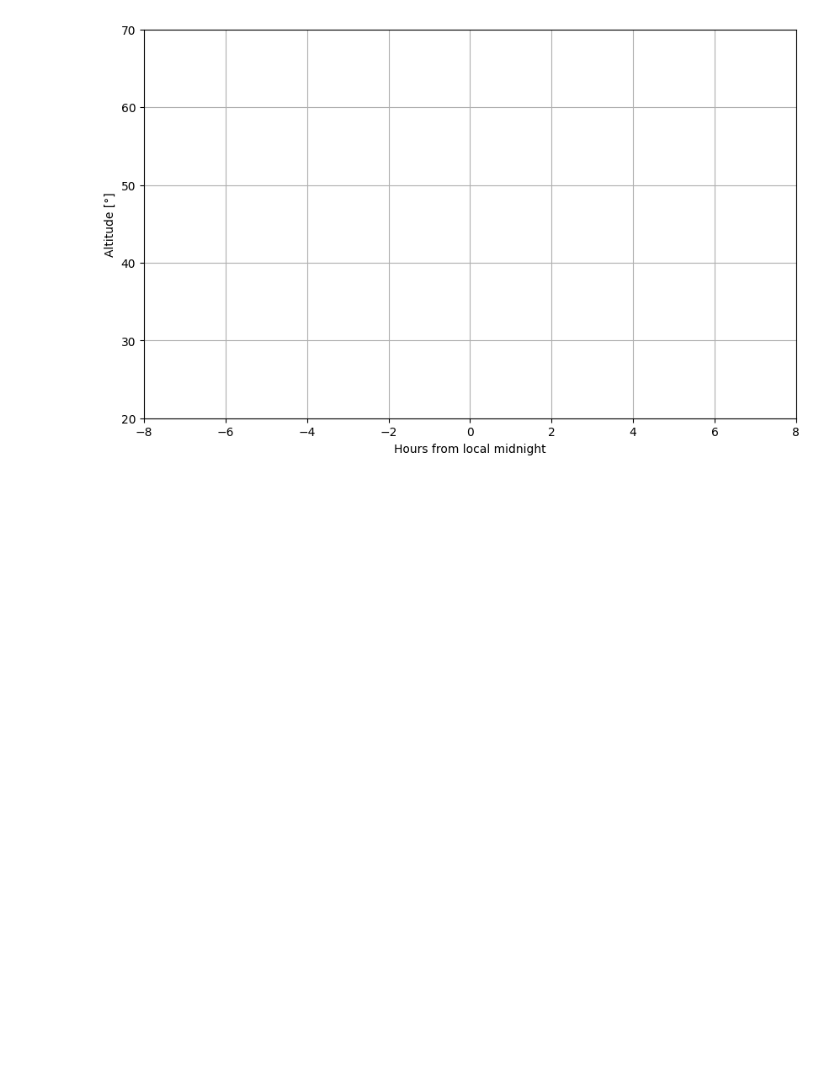
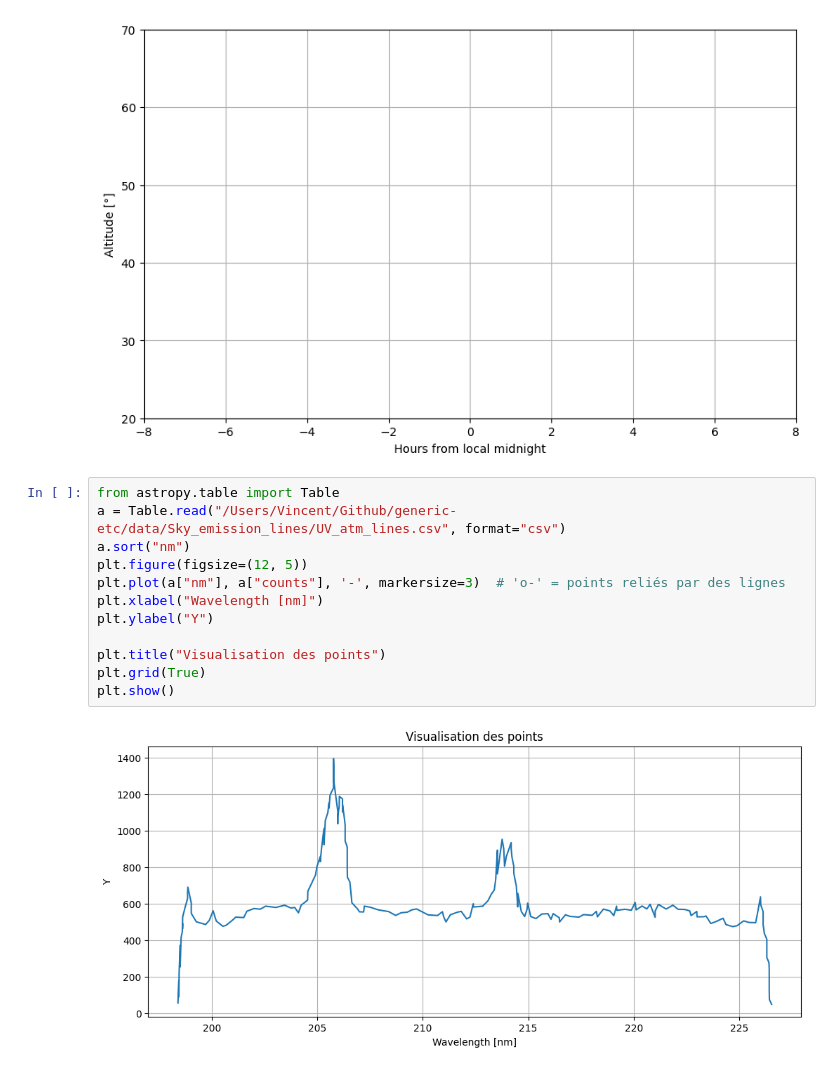
Before and after one commit to vpicouet/SCWI, a Jupyter notebook: SciencePlanning/Notebooks/plot_obs-planning.ipynb, the cells around one changed output. Drawn from its saved outputs; the diff is of its cells as text; blank space fills up the shorter version.

```diff
--- a/SciencePlanning/Notebooks/plot_obs-planning.ipynb
+++ b/SciencePlanning/Notebooks/plot_obs-planning.ipynb
@@ -1001,3 +1008,17 @@ display(ui, out)
 # %% [output]
 NameError: name 'lines' is not defined
 [figure]
+# %%
+from astropy.table import Table
+a = Table.read("/Users/Vincent/Github/generic-etc/data/Sky_emission_lines/UV_atm_lines.csv", format="csv")
+a.sort("nm")
+plt.figure(figsize=(12, 5))
+plt.plot(a["nm"], a["counts"], '-', markersize=3)  # 'o-' = points reliés par des lignes
+plt.xlabel("Wavelength [nm]")
+plt.ylabel("Y")
+
+plt.title("Visualisation des points")
+plt.grid(True)
+plt.show()
+# %% [output]
+[figure, added]
```
Also changed, not shown: parts of 2 cells of this notebook, 1 other file.
